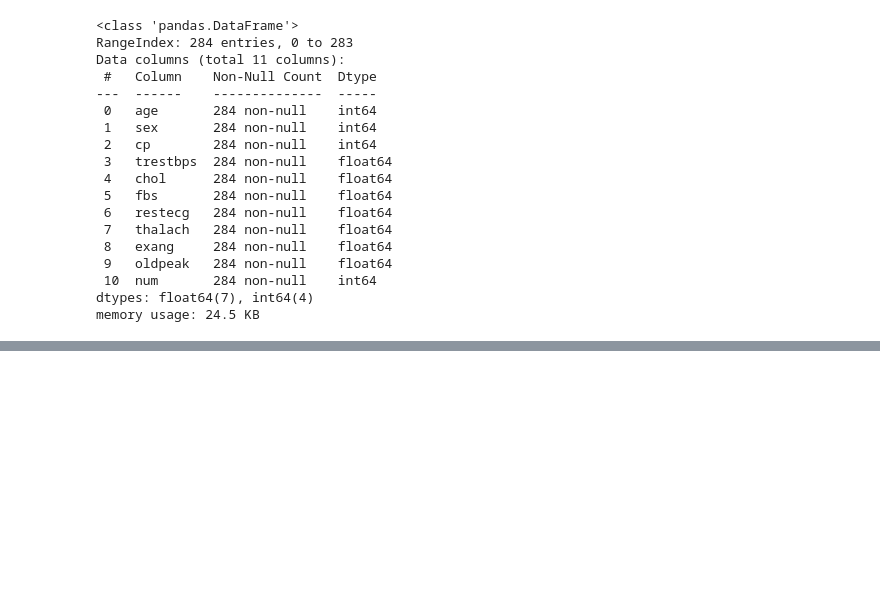
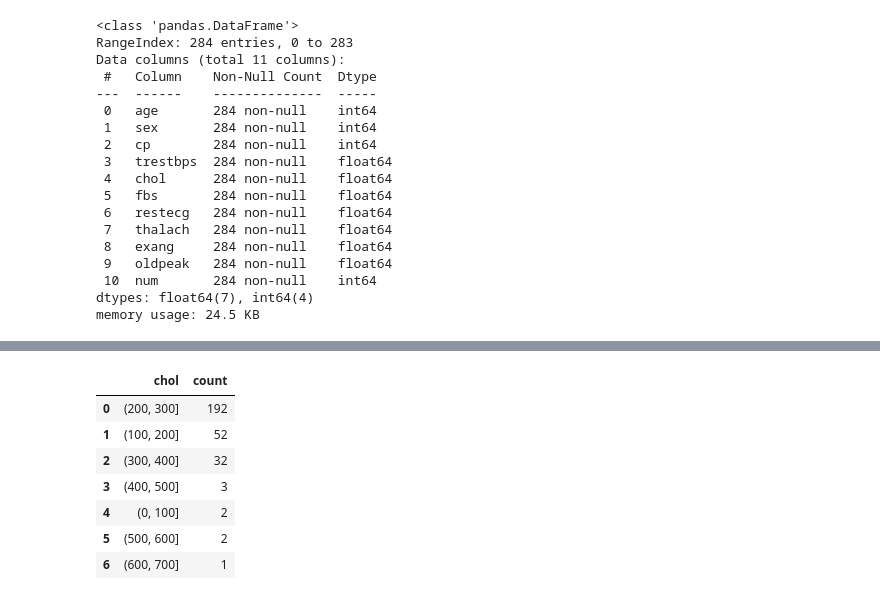
Before and after one commit to Harlequelrah/heart_attack_prediction, a Jupyter notebook: project/notebooks/analysis.ipynb, the cells around one changed output, grey strips where cells are left out. Cells and saved outputs as stored; diff of their text form; code cells hidden in the pictures; blank space fills up the shorter version.

```diff
--- a/project/notebooks/analysis.ipynb
+++ b/project/notebooks/analysis.ipynb
@@ -219,0 +250,16 @@ plt.show()
+# %%
+chol_counts = pd.cut(data["chol"], bins=np.arange(0, 800, 100)).value_counts().reset_index()
+
+chol_yticks = np.arange(0,220,20)
+
+chol = {"value": chol_counts, "palette": "icefire", "yticks": chol_yticks}
+chol_counts
+# %% [output]
+|  | chol | count |
+| 0 | (200, 300] | 192 |
+| 1 | (100, 200] | 52 |
+| 2 | (300, 400] | 32 |
+| 3 | (400, 500] | 3 |
+| 4 | (0, 100] | 2 |
+| 5 | (500, 600] | 2 |
+| 6 | (600, 700] | 1 |
```
Also changed, not shown: parts of 33 cells of this notebook.
